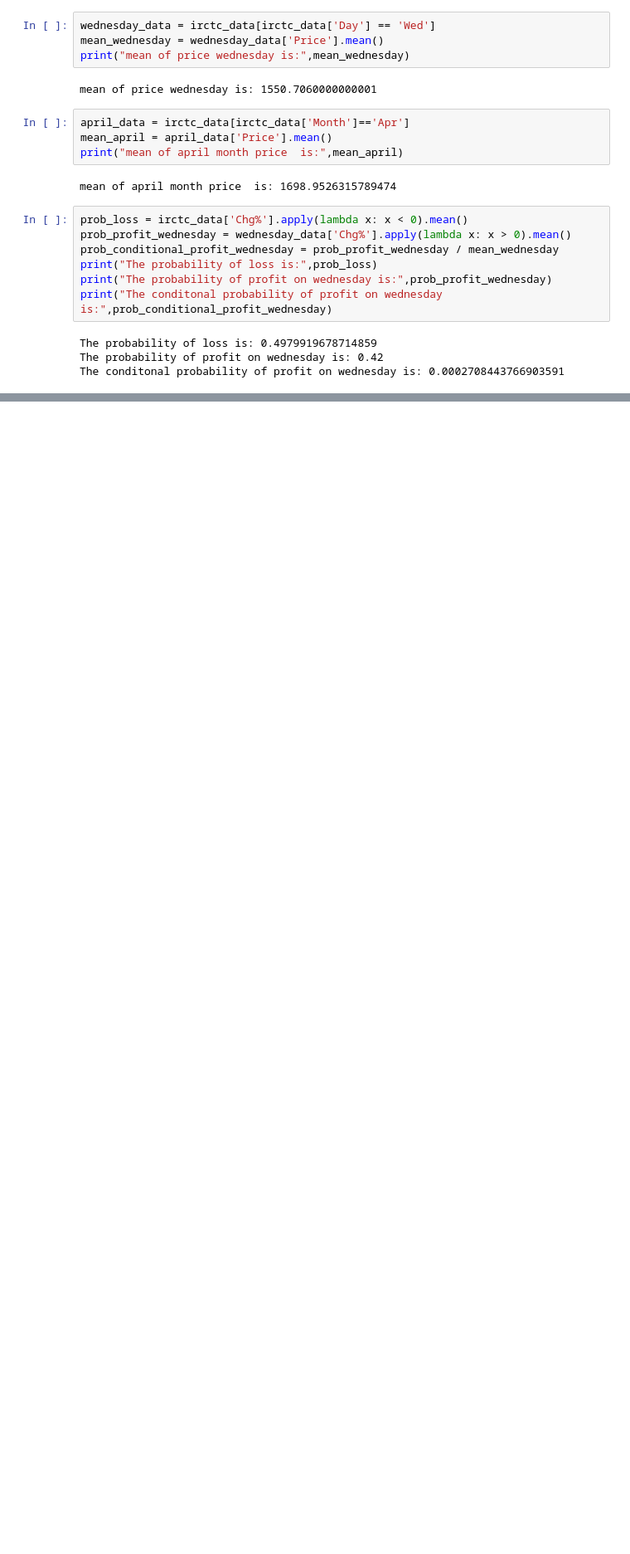
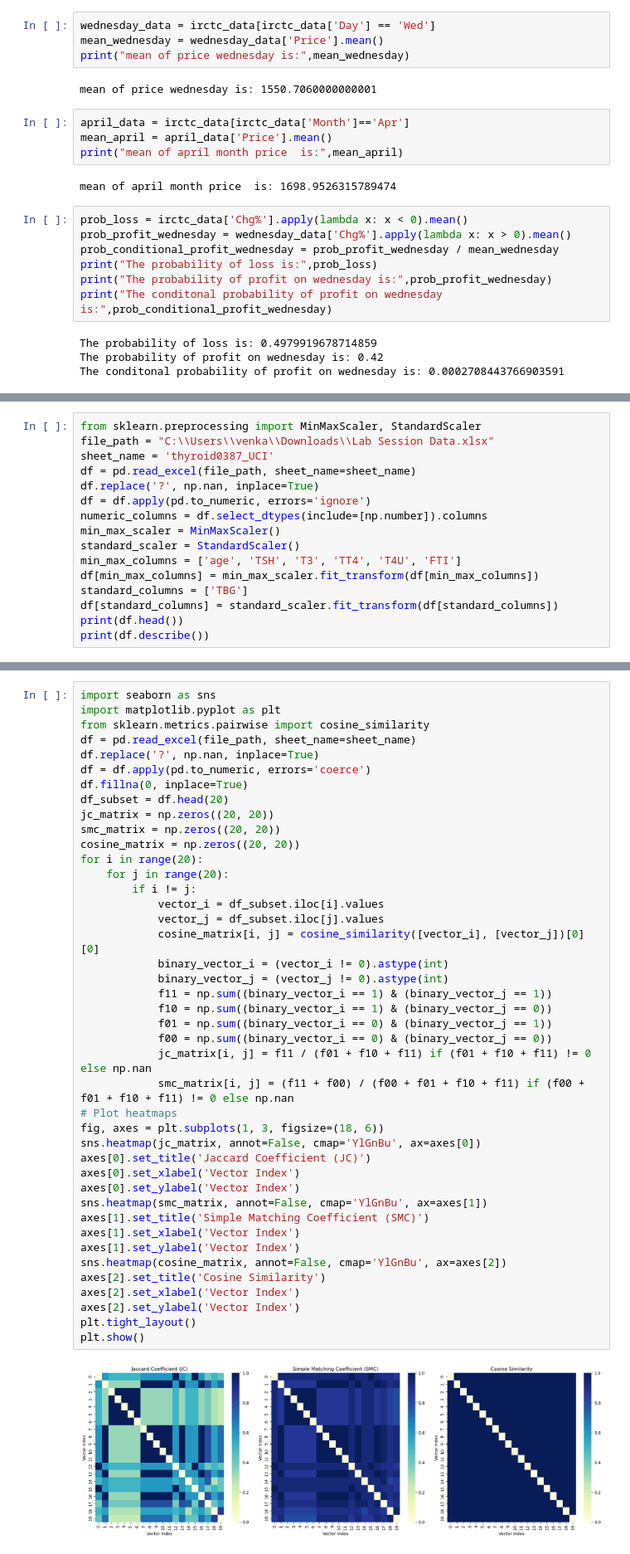
Before and after one commit to Venkatesh020705/machine-learning-lab, a Jupyter notebook: ML_lab2.ipynb, the cells around one changed output, grey strips where cells are left out. Shown at 83% size. Saved outputs shown, nothing was run; the diff lists cells and outputs as text; blank space fills up the shorter version.

```diff
--- a/ML_lab2.ipynb
+++ b/ML_lab2.ipynb
@@ -133,0 +371,16 @@ The conditonal probability of profit on wednesday is: 0.0002708443766903591
+# %%
+from sklearn.preprocessing import MinMaxScaler, StandardScaler
+file_path = "C:\\Users\\venka\\Downloads\\Lab Session Data.xlsx"
+sheet_name = 'thyroid0387_UCI'
+df = pd.read_excel(file_path, sheet_name=sheet_name)
+df.replace('?', np.nan, inplace=True)
+df = df.apply(pd.to_numeric, errors='ignore')
+numeric_columns = df.select_dtypes(include=[np.number]).columns
+min_max_scaler = MinMaxScaler()
+standard_scaler = StandardScaler()
+min_max_columns = ['age', 'TSH', 'T3', 'TT4', 'T4U', 'FTI']
+df[min_max_columns] = min_max_scaler.fit_transform(df[min_max_columns])
+standard_columns = ['TBG']
+df[standard_columns] = standard_scaler.fit_transform(df[standard_columns])
+print(df.head())
+print(df.describe())
@@ -133,0 +457,44 @@ The conditonal probability of profit on wednesday is: 0.0002708443766903591
+# %%
+import seaborn as sns
+import matplotlib.pyplot as plt
+from sklearn.metrics.pairwise import cosine_similarity
+df = pd.read_excel(file_path, sheet_name=sheet_name)
+df.replace('?', np.nan, inplace=True)
+df = df.apply(pd.to_numeric, errors='coerce')
+df.fillna(0, inplace=True)
+df_subset = df.head(20)
+jc_matrix = np.zeros((20, 20))
+smc_matrix = np.zeros((20, 20))
+cosine_matrix = np.zeros((20, 20))
+for i in range(20):
+    for j in range(20):
+        if i != j:
+            vector_i = df_subset.iloc[i].values
+            vector_j = df_subset.iloc[j].values
+            cosine_matrix[i, j] = cosine_similarity([vector_i], [vector_j])[0][0]
+            binary_vector_i = (vector_i != 0).astype(int)
+            binary_vector_j = (vector_j != 0).astype(int)
+            f11 = np.sum((binary_vector_i == 1) & (binary_vector_j == 1))
+            f10 = np.sum((binary_vector_i == 1) & (binary_vector_j == 0))
+            f01 = np.sum((binary_vector_i == 0) & (binary_vector_j == 1))
+            f00 = np.sum((binary_vector_i == 0) & (binary_vector_j == 0))
+            jc_matrix[i, j] = f11 / (f01 + f10 + f11) if (f01 + f10 + f11) != 0 else np.nan
+            smc_matrix[i, j] = (f11 + f00) / (f00 + f01 + f10 + f11) if (f00 + f01 + f10 + f11) != 0 else np.nan
+# Plot heatmaps
+fig, axes = plt.subplots(1, 3, figsize=(18, 6))
+sns.heatmap(jc_matrix, annot=False, cmap='YlGnBu', ax=axes[0])
+axes[0].set_title('Jaccard Coefficient (JC)')
+axes[0].set_xlabel('Vector Index')
+axes[0].set_ylabel('Vector Index')
+sns.heatmap(smc_matrix, annot=False, cmap='YlGnBu', ax=axes[1])
+axes[1].set_title('Simple Matching Coefficient (SMC)')
+axes[1].set_xlabel('Vector Index')
+axes[1].set_ylabel('Vector Index')
+sns.heatmap(cosine_matrix, annot=False, cmap='YlGnBu', ax=axes[2])
+axes[2].set_title('Cosine Similarity')
+axes[2].set_xlabel('Vector Index')
+axes[2].set_ylabel('Vector Index')
+plt.tight_layout()
+plt.show()
+# %% [output]
+[figure, added]
```
Also changed, not shown: parts of 10 cells of this notebook.
